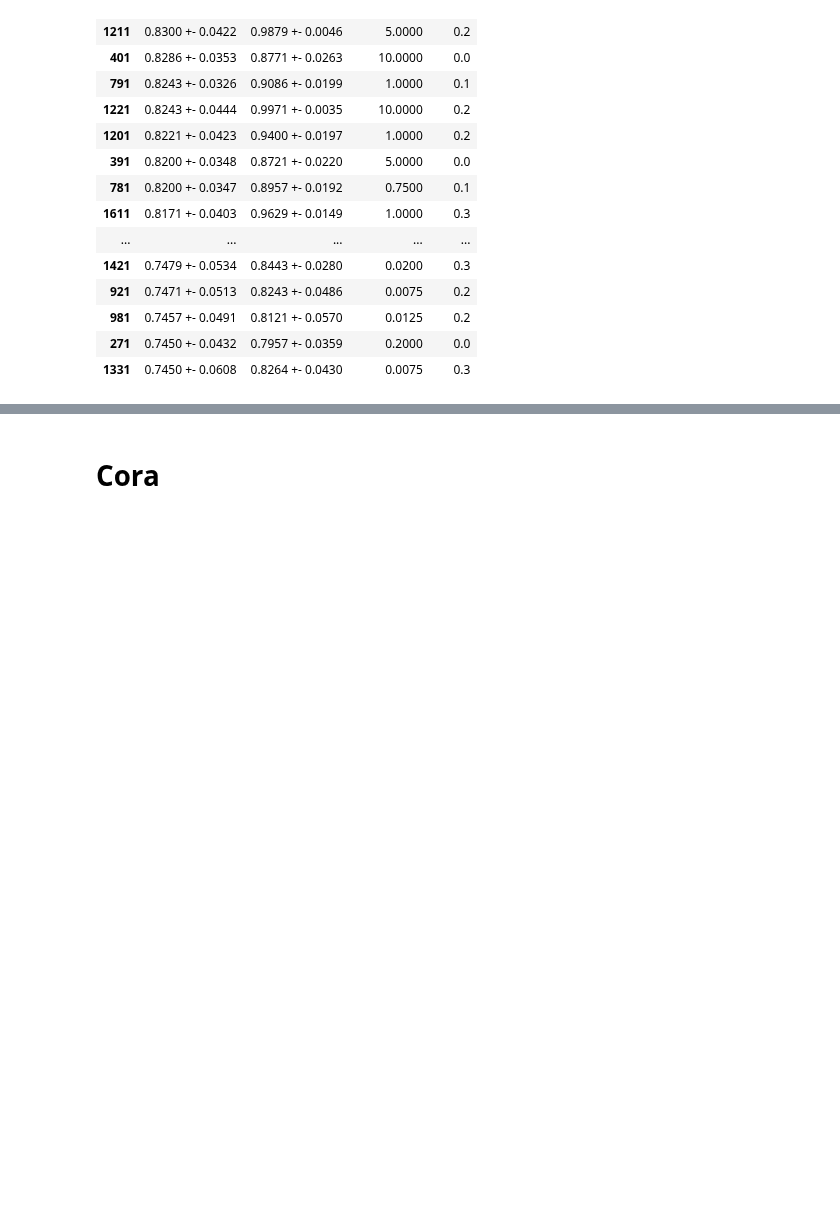
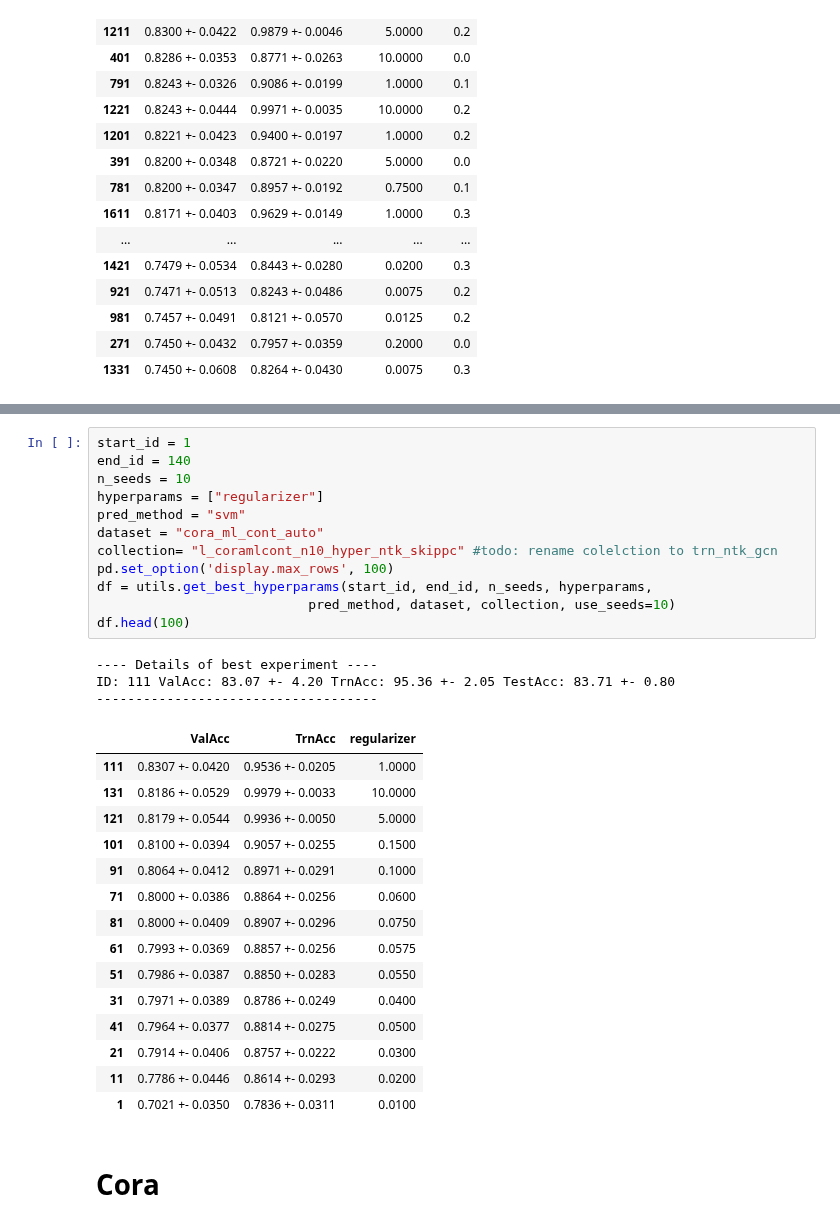
Before and after one commit to saper0/qpcert, a Jupyter notebook: notebooks/hyperparams/coramlcontbinary.ipynb, the cells around one changed output, grey strips where cells are left out. Saved outputs shown, nothing was run; the diff lists cells and outputs as text; blank space fills up the shorter version.

```diff
--- a/notebooks/hyperparams/coramlcontbinary.ipynb
+++ b/notebooks/hyperparams/coramlcontbinary.ipynb
@@ -371,3 +462,34 @@ ID: 811 ValAcc: 83.86 +- 4.49 TrnAcc: 97.36 +- 0.85 TestAcc: 83.85 +- 1.01
+# %%
+start_id = 1
+end_id = 140
+n_seeds = 10
+hyperparams = ["regularizer"]
+pred_method = "svm"
+dataset = "cora_ml_cont_auto"
+collection= "l_coramlcont_n10_hyper_ntk_skippc" #todo: rename colelction to trn_ntk_gcn
+pd.set_option('display.max_rows', 100)
+df = utils.get_best_hyperparams(start_id, end_id, n_seeds, hyperparams,
+                           pred_method, dataset, collection, use_seeds=10)
+df.head(100)
+# %% [output]
+---- Details of best experiment ----
+ID: 111 ValAcc: 83.07 +- 4.20 TrnAcc: 95.36 +- 2.05 TestAcc: 83.71 +- 0.80
+------------------------------------
+|  | ValAcc | TrnAcc | regularizer |
+| 111 | 0.8307 +- 0.0420 | 0.9536 +- 0.0205 | 1.0000 |
+| 131 | 0.8186 +- 0.0529 | 0.9979 +- 0.0033 | 10.0000 |
+| 121 | 0.8179 +- 0.0544 | 0.9936 +- 0.0050 | 5.0000 |
+| 101 | 0.8100 +- 0.0394 | 0.9057 +- 0.0255 | 0.1500 |
+| 91 | 0.8064 +- 0.0412 | 0.8971 +- 0.0291 | 0.1000 |
+| 71 | 0.8000 +- 0.0386 | 0.8864 +- 0.0256 | 0.0600 |
+| 81 | 0.8000 +- 0.0409 | 0.8907 +- 0.0296 | 0.0750 |
+| 61 | 0.7993 +- 0.0369 | 0.8857 +- 0.0256 | 0.0575 |
+| 51 | 0.7986 +- 0.0387 | 0.8850 +- 0.0283 | 0.0550 |
+| 31 | 0.7971 +- 0.0389 | 0.8786 +- 0.0249 | 0.0400 |
+| 41 | 0.7964 +- 0.0377 | 0.8814 +- 0.0275 | 0.0500 |
+| 21 | 0.7914 +- 0.0406 | 0.8757 +- 0.0222 | 0.0300 |
+| 11 | 0.7786 +- 0.0446 | 0.8614 +- 0.0293 | 0.0200 |
+| 1 | 0.7021 +- 0.0350 | 0.7836 +- 0.0311 | 0.0100 |
 # %% [markdown]
 # Cora
 # %%
```
Also changed, not shown: parts of 3 cells of this notebook, 14 other files.
